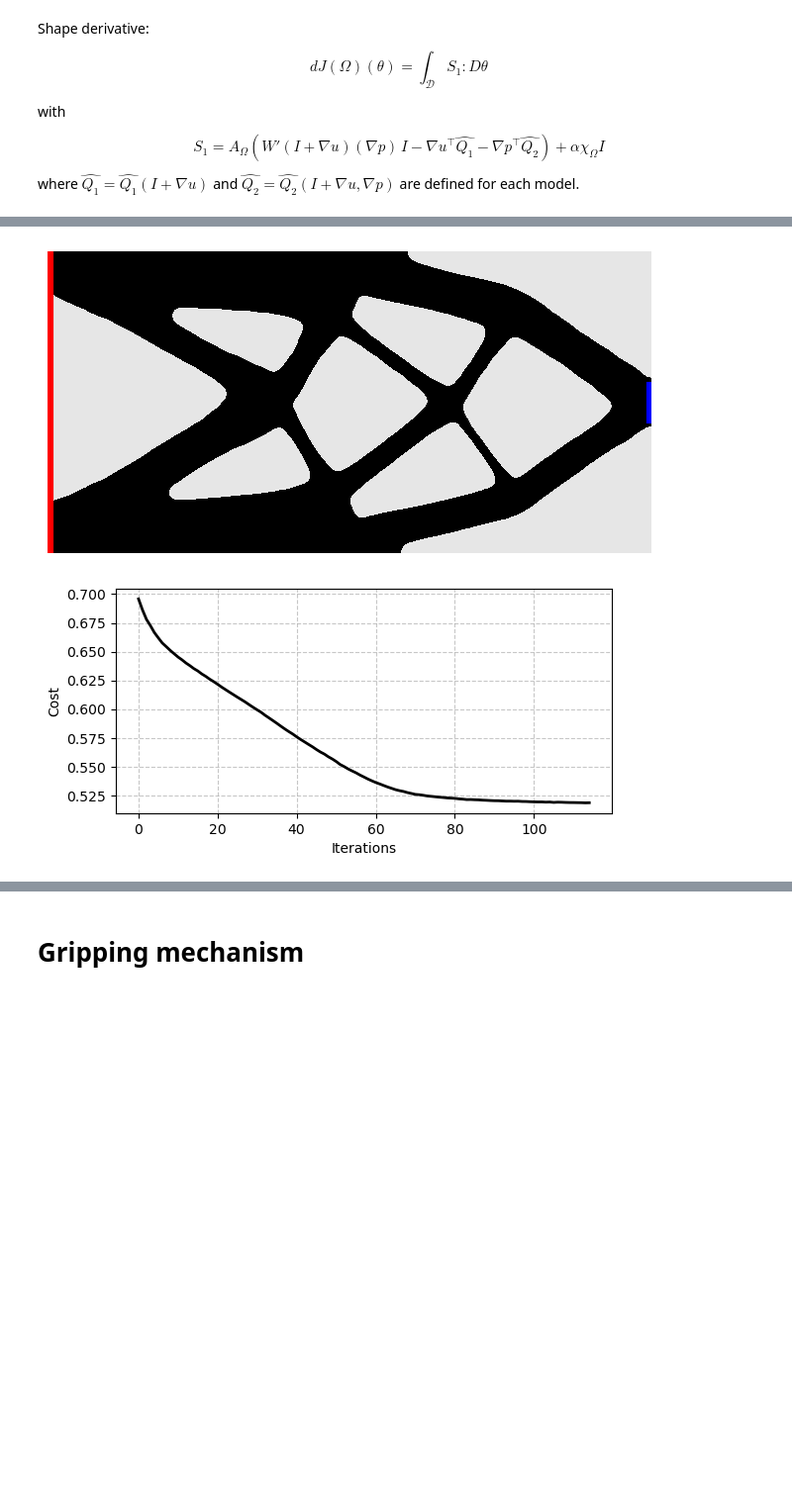
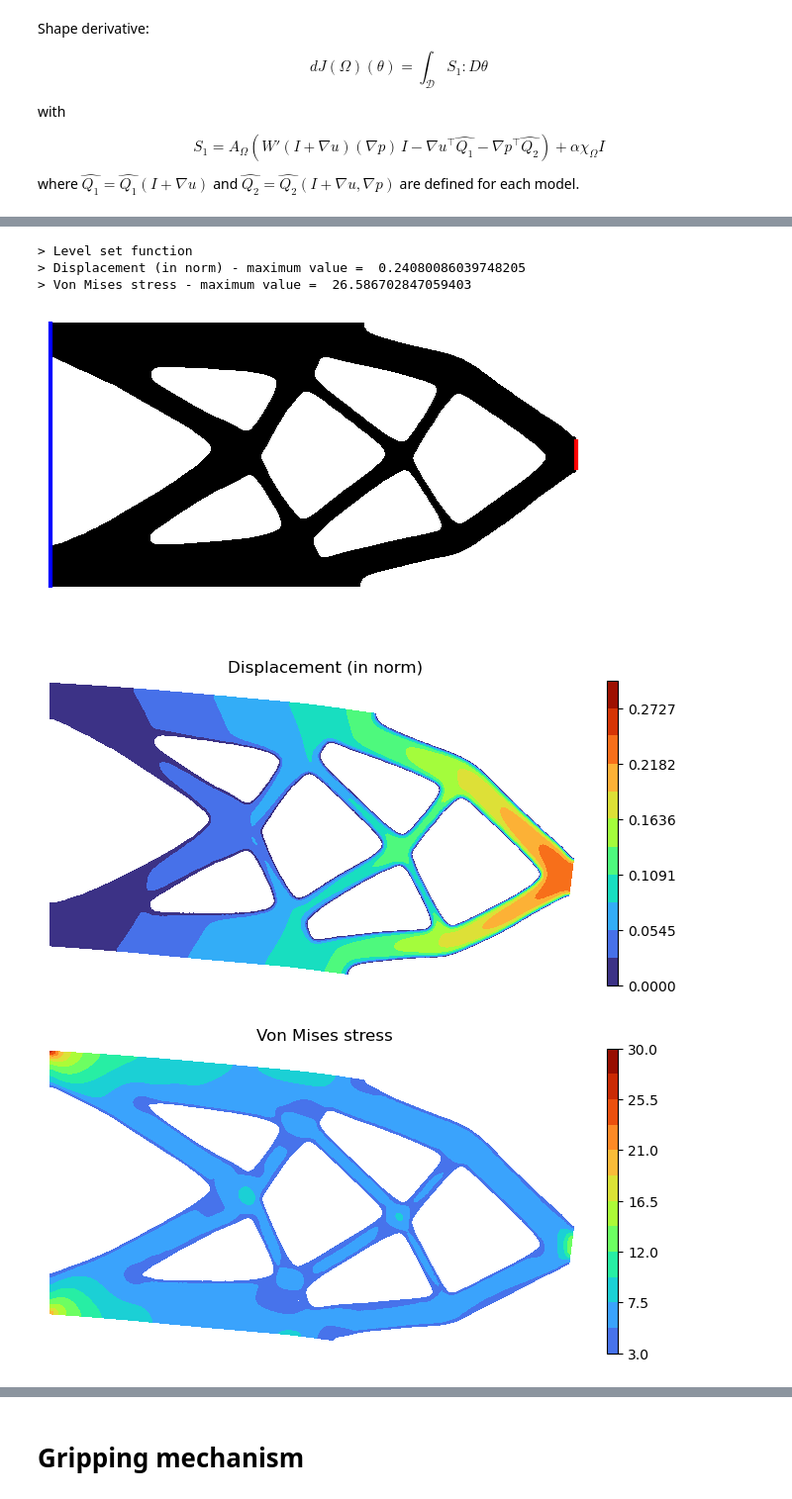
Before and after one commit to PhiFEM/phiFEM_FormOpt, a Jupyter notebook: code/Elasticity.ipynb, the cells around one changed output, grey strips where cells are left out. Shown at 99% size. Saved outputs shown, nothing was run; the diff lists cells and outputs as text; code cells hidden in the pictures; blank space fills up the shorter version.

Commit message:
vonmises stress and displ

```diff
--- a/code/Elasticity.ipynb
+++ b/code/Elasticity.ipynb
@@ -70,7 +70,10 @@ dir_idx, dir_mkr = [6], 1
 neu_idx, neu_mkr = [3], 2
 dir = np.array(vertices[(dir_idx[0] - 1) : (dir_idx[-1] + 1)])
 neu = np.array(vertices[(neu_idx[0] - 1) : (neu_idx[-1] + 1)])
-boundaries = [(dir, "red"), (neu, "blue")]
+boundaries = [(dir, "blue"), (neu, "red")]
+max_dp = 0.3
+max_vm = 30.0
+limits = [[-0.01, 2.1], [-0.15, 1.01]]
 # %% [markdown]
 **Numerical tests:**
 
@@ -153,11 +173,18 @@ i = 114 | cost = 0.518909 | nder = 0.2443 | steps = 19 |
 # %%
 test_path = Path("../results/t102/")
-plot_results_for_doc(
-    test_path, 114, [[0, 2], [0, 1]], 8, None, boundaries
-)
-plot_cost(
-    np.load("../results/t102/data.npz")["cost"], figsize=(6.0, 3.0)
-)
+cost_values = np.load(test_path / "data.npz")["cost"]
+volume_values = np.load(test_path / "data.npz")["quantities"]
+niter = cost_values.shape[0] - 1
+lms = [[-0.01, 2.1], [-0.1, 1.01]]
+
+plot_lv(test_path, niter, limits, displacement=False, figsize=(8, 4), boundaries=boundaries, lw=3)
+plot_dp(test_path, niter, limits, max_dp, figsize=(8, 4))
+plot_vm(test_path, niter, limits, max_vm, figsize=(8, 4))
+plot_cost(cost_values, figsize=(6, 3))
 # %% [output]
+> Level set function
+> Displacement (in norm) - maximum value =  0.24080086039748205
+> Von Mises stress - maximum value =  26.586702847059403
-[figure, old version]
+[figure, new version]
-[figure, old version]
+[figure, new version]
+[figure, added]
```
Also changed, not shown: parts of 21 cells of this notebook, 9 other files.
